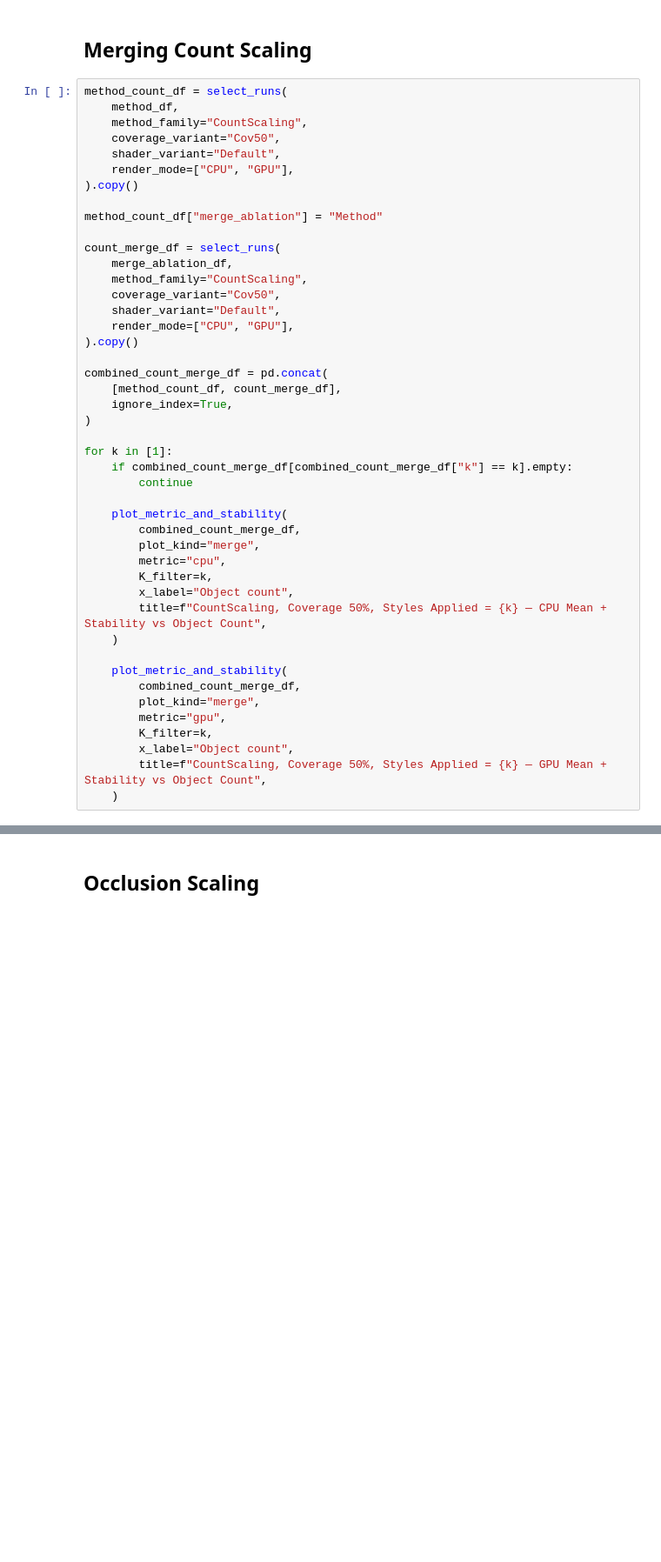
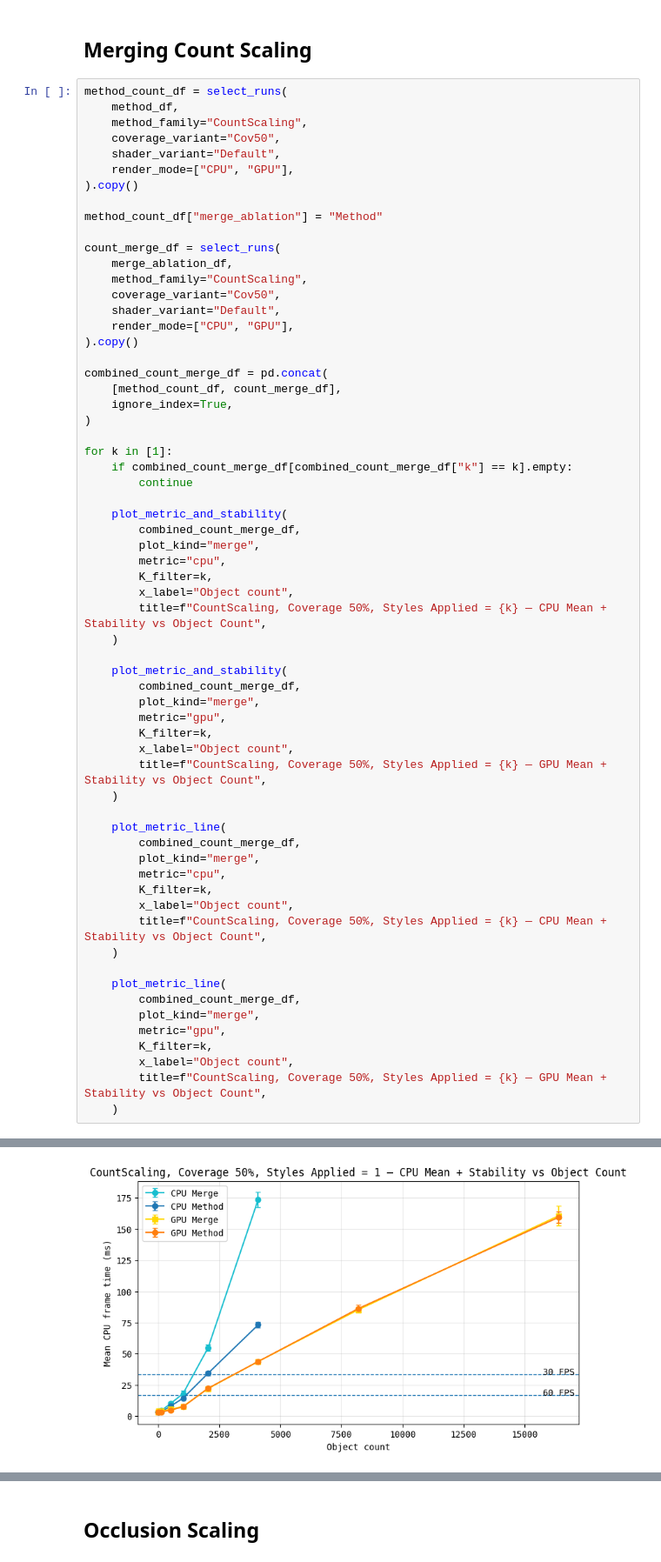
Before and after one commit to BigRorzUni/MultipleStyleRendering, a Jupyter notebook: Graphs.ipynb, the cells around one changed output, grey strips where cells are left out. Shown at 87% size. Saved outputs shown, nothing was run; the diff lists cells and outputs as text; blank space fills up the shorter version.

```diff
--- a/Graphs.ipynb
+++ b/Graphs.ipynb
@@ -1050,30 +1068,49 @@ count_merge_df = select_runs(
 
 combined_count_merge_df = pd.concat(
     [method_count_df, count_merge_df],
     ignore_index=True,
 )
 
 for k in [1]:
     if combined_count_merge_df[combined_count_merge_df["k"] == k].empty:
         continue
 
     plot_metric_and_stability(
         combined_count_merge_df,
         plot_kind="merge",
         metric="cpu",
         K_filter=k,
         x_label="Object count",
         title=f"CountScaling, Coverage 50%, Styles Applied = {k} — CPU Mean + Stability vs Object Count",
     )
 
     plot_metric_and_stability(
         combined_count_merge_df,
         plot_kind="merge",
         metric="gpu",
         K_filter=k,
         x_label="Object count",
         title=f"CountScaling, Coverage 50%, Styles Applied = {k} — GPU Mean + Stability vs Object Count",
     )
+
+    plot_metric_line(
+        combined_count_merge_df,
+        plot_kind="merge",
+        metric="cpu",
+        K_filter=k,
+        x_label="Object count",
+        title=f"CountScaling, Coverage 50%, Styles Applied = {k} — CPU Mean + Stability vs Object Count",
+    )
+
+    plot_metric_line(
+        combined_count_merge_df,
+        plot_kind="merge",
+        metric="gpu",
+        K_filter=k,
+        x_label="Object count",
+        title=f"CountScaling, Coverage 50%, Styles Applied = {k} — GPU Mean + Stability vs Object Count",
+    )
 # %% [output]
 [figure]
 [figure]
+[figure, added]
```
Also changed, not shown: parts of 4 cells of this notebook, 6 other files.
